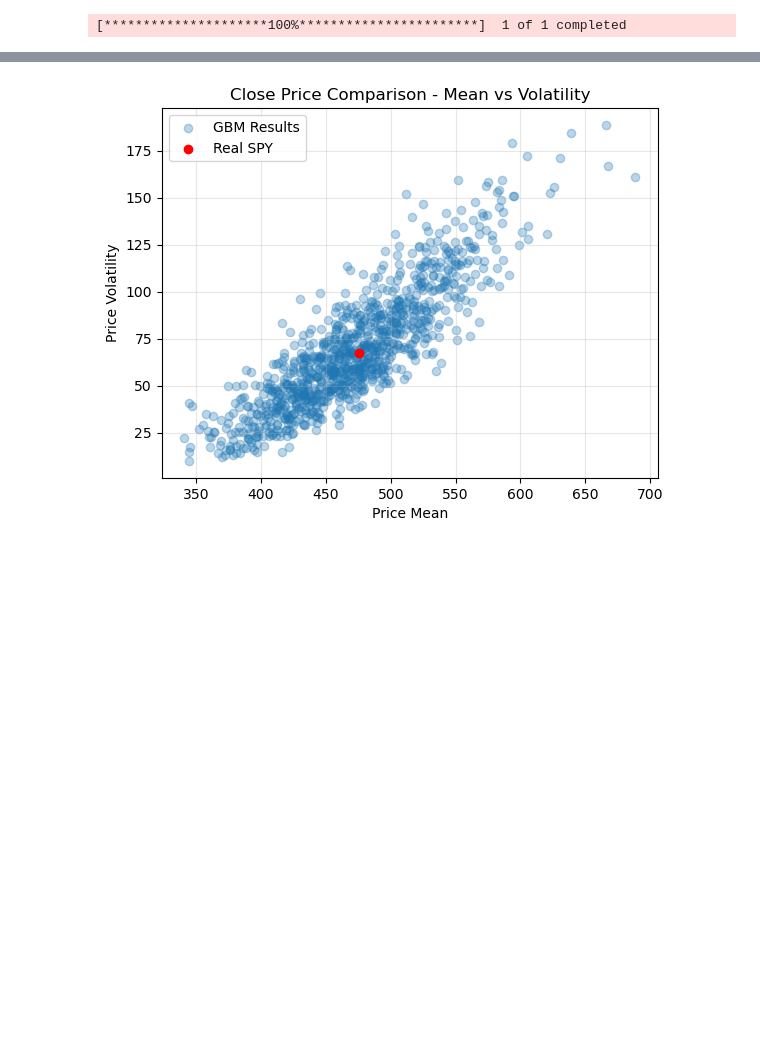
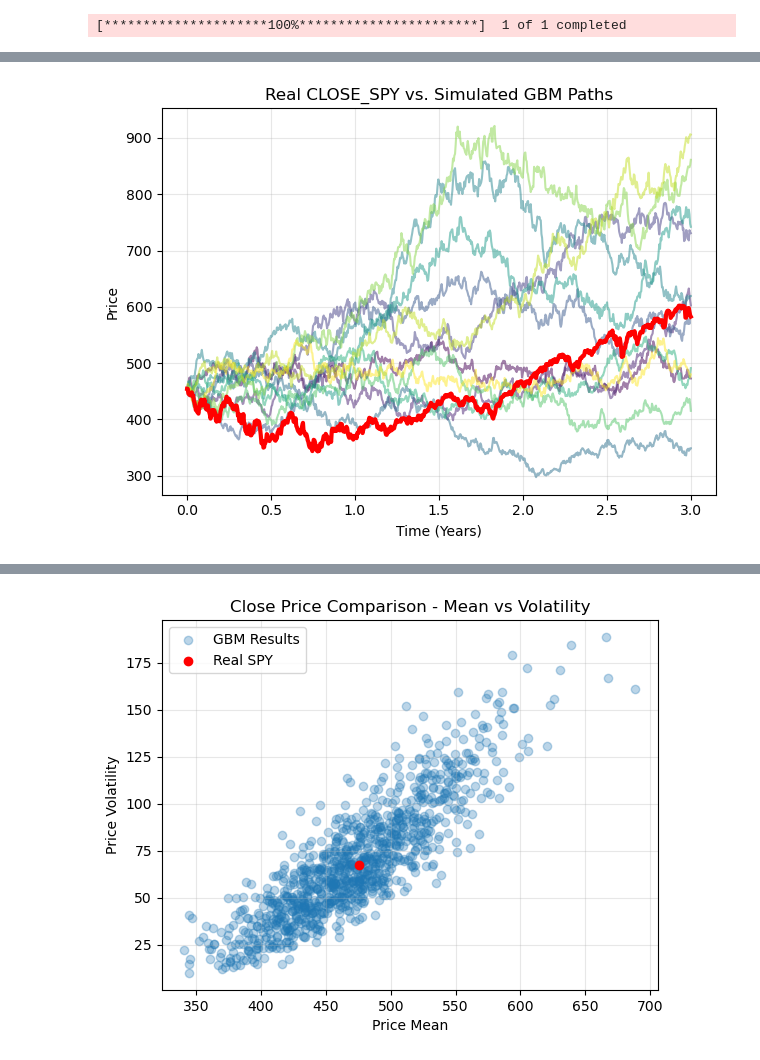
Before and after one commit to Acouvertier/phase_1_stochastic_pricing_risk_toolkit, a Jupyter notebook: phase_1_finance_text_problems.ipynb, the cells around one changed output, grey strips where cells are left out. Saved outputs shown, nothing was run; the diff lists cells and outputs as text; code cells hidden in the pictures; blank space fills up the shorter version.

```diff
--- a/phase_1_finance_text_problems.ipynb
+++ b/phase_1_finance_text_problems.ipynb
@@ -198,0 +83,4 @@ log_returns_gbm_price_sim(simulation_df)
+# %%
+mpu.plot_simulated_close_price(predicted_spys,true_spy,12,False,False)
+# %% [output]
+[figure, added]
```
Also changed, not shown: parts of 23 cells of this notebook, 2 other files.
